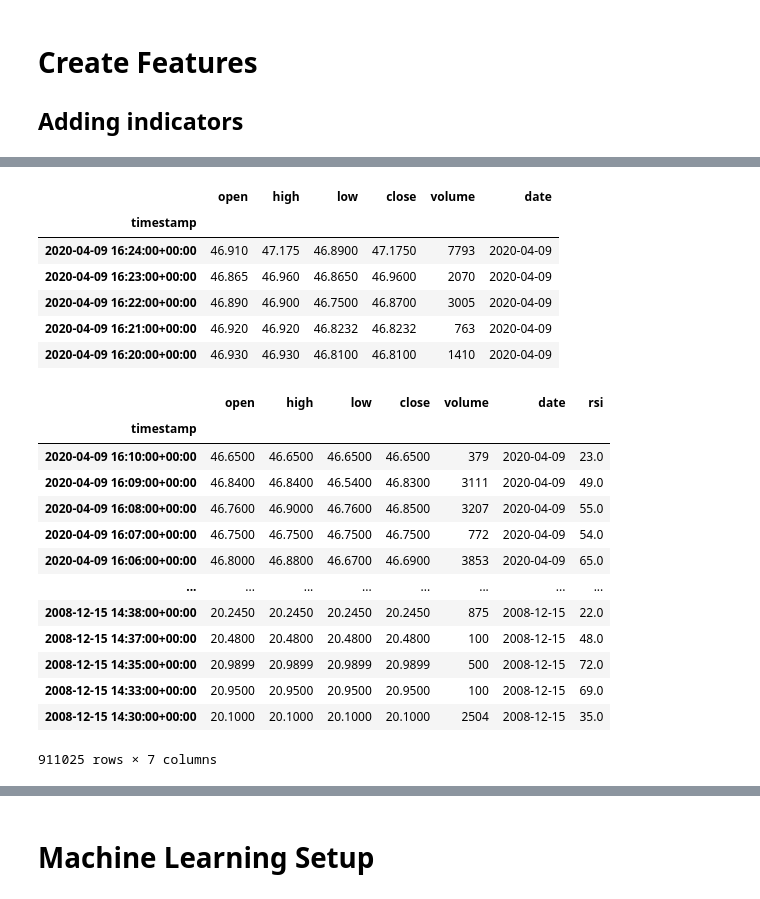
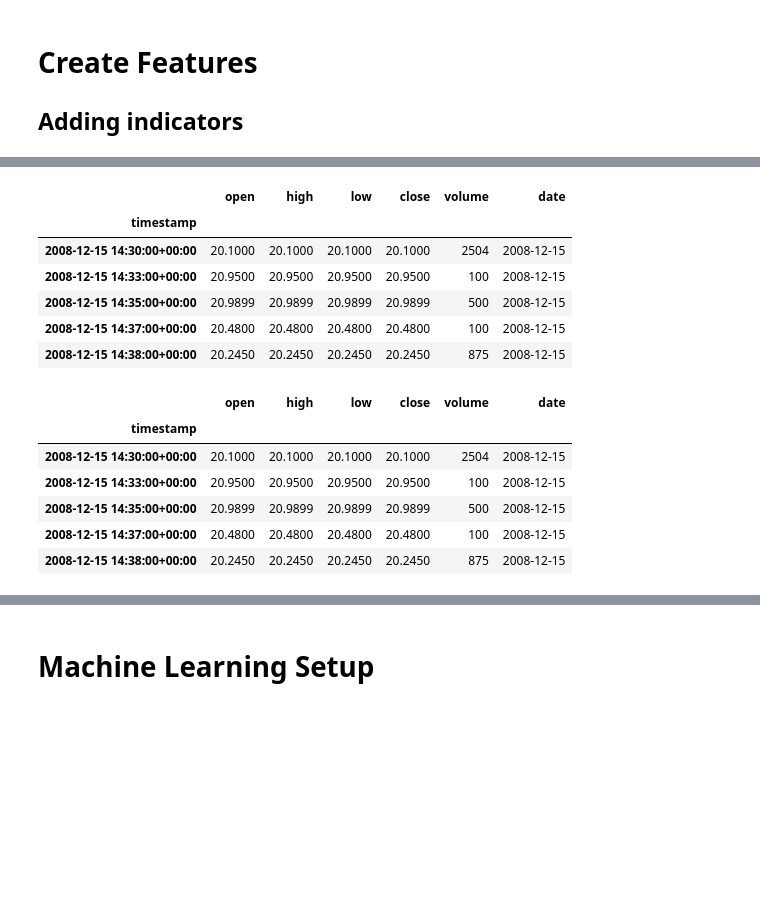
Before and after one commit to hjeffreywang/Stock_feature_engineering, a Jupyter notebook: Feature_generation.ipynb, the cells around one changed output, grey strips where cells are left out. Cells and saved outputs as stored; diff of their text form; code cells hidden in the pictures; blank space fills up the shorter version.

```diff
--- a/Feature_generation.ipynb
+++ b/Feature_generation.ipynb
@@ -218,40 +269,30 @@ def bbands(close_prices, window, no_of_stdev):
 
     return rolling_mean, upper_band, lower_band
 # %%
-data3=data2
+data3=data2.sort_index(ascending=True)
 # %%
 data3.head()
 # %% [output]
 |  | open | high | low | close | volume | date |
 | timestamp |  |  |  |  |  |  |
-| 2020-04-09 16:24:00+00:00 | 46.910 | 47.175 | 46.8900 | 47.1750 | 7793 | 2020-04-09 |
-| 2020-04-09 16:23:00+00:00 | 46.865 | 46.960 | 46.8650 | 46.9600 | 2070 | 2020-04-09 |
-| 2020-04-09 16:22:00+00:00 | 46.890 | 46.900 | 46.7500 | 46.8700 | 3005 | 2020-04-09 |
-| 2020-04-09 16:21:00+00:00 | 46.920 | 46.920 | 46.8232 | 46.8232 | 763 | 2020-04-09 |
-| 2020-04-09 16:20:00+00:00 | 46.930 | 46.930 | 46.8100 | 46.8100 | 1410 | 2020-04-09 |
+| 2008-12-15 14:30:00+00:00 | 20.1000 | 20.1000 | 20.1000 | 20.1000 | 2504 | 2008-12-15 |
+| 2008-12-15 14:33:00+00:00 | 20.9500 | 20.9500 | 20.9500 | 20.9500 | 100 | 2008-12-15 |
+| 2008-12-15 14:35:00+00:00 | 20.9899 | 20.9899 | 20.9899 | 20.9899 | 500 | 2008-12-15 |
+| 2008-12-15 14:37:00+00:00 | 20.4800 | 20.4800 | 20.4800 | 20.4800 | 100 | 2008-12-15 |
+| 2008-12-15 14:38:00+00:00 | 20.2450 | 20.2450 | 20.2450 | 20.2450 | 875 | 2008-12-15 |
 # %%
 # Compute RSI
-rsi_df = get_rsi(data3, window=14)
-data3['rsi'] = pd.Series(data=rsi_df.values, index=data3.index)
-
-# Drop the NaN values from our data set
-data3.dropna(axis=0, how='any', inplace=True)
+#rsi_df = get_rsi(data3, window=14)
+#data3['rsi'] = pd.Series(data=rsi_df.values, index=data3.index)
 # %%
-data3
+data3.head()
 # %% [output]
-|  | open | high | low | close | volume | date | rsi |
-| timestamp |  |  |  |  |  |  |  |
-| 2020-04-09 16:10:00+00:00 | 46.6500 | 46.6500 | 46.6500 | 46.6500 | 379 | 2020-04-09 | 23.0 |
-| 2020-04-09 16:09:00+00:00 | 46.8400 | 46.8400 | 46.5400 | 46.8300 | 3111 | 2020-04-09 | 49.0 |
-| 2020-04-09 16:08:00+00:00 | 46.7600 | 46.9000 | 46.7600 | 46.8500 | 3207 | 2020-04-09 | 55.0 |
-| 2020-04-09 16:07:00+00:00 | 46.7500 | 46.7500 | 46.7500 | 46.7500 | 772 | 2020-04-09 | 54.0 |
-| 2020-04-09 16:06:00+00:00 | 46.8000 | 46.8800 | 46.6700 | 46.6900 | 3853 | 2020-04-09 | 65.0 |
-| ... | ... | ... | ... | ... | ... | ... | ... |
-| 2008-12-15 14:38:00+00:00 | 20.2450 | 20.2450 | 20.2450 | 20.2450 | 875 | 2008-12-15 | 22.0 |
-| 2008-12-15 14:37:00+00:00 | 20.4800 | 20.4800 | 20.4800 | 20.4800 | 100 | 2008-12-15 | 48.0 |
-| 2008-12-15 14:35:00+00:00 | 20.9899 | 20.9899 | 20.9899 | 20.9899 | 500 | 2008-12-15 | 72.0 |
-| 2008-12-15 14:33:00+00:00 | 20.9500 | 20.9500 | 20.9500 | 20.9500 | 100 | 2008-12-15 | 69.0 |
-| 2008-12-15 14:30:00+00:00 | 20.1000 | 20.1000 | 20.1000 | 20.1000 | 2504 | 2008-12-15 | 35.0 |
+|  | open | high | low | close | volume | date |
+| timestamp |  |  |  |  |  |  |
+| 2008-12-15 14:30:00+00:00 | 20.1000 | 20.1000 | 20.1000 | 20.1000 | 2504 | 2008-12-15 |
+| 2008-12-15 14:33:00+00:00 | 20.9500 | 20.9500 | 20.9500 | 20.9500 | 100 | 2008-12-15 |
+| 2008-12-15 14:35:00+00:00 | 20.9899 | 20.9899 | 20.9899 | 20.9899 | 500 | 2008-12-15 |
+| 2008-12-15 14:37:00+00:00 | 20.4800 | 20.4800 | 20.4800 | 20.4800 | 100 | 2008-12-15 |
+| 2008-12-15 14:38:00+00:00 | 20.2450 | 20.2450 | 20.2450 | 20.2450 | 875 | 2008-12-15 |
-911025 rows × 7 columns
 # %%
 # compute bands
```
Also changed, not shown: parts of 40 cells of this notebook, 1 other file.
